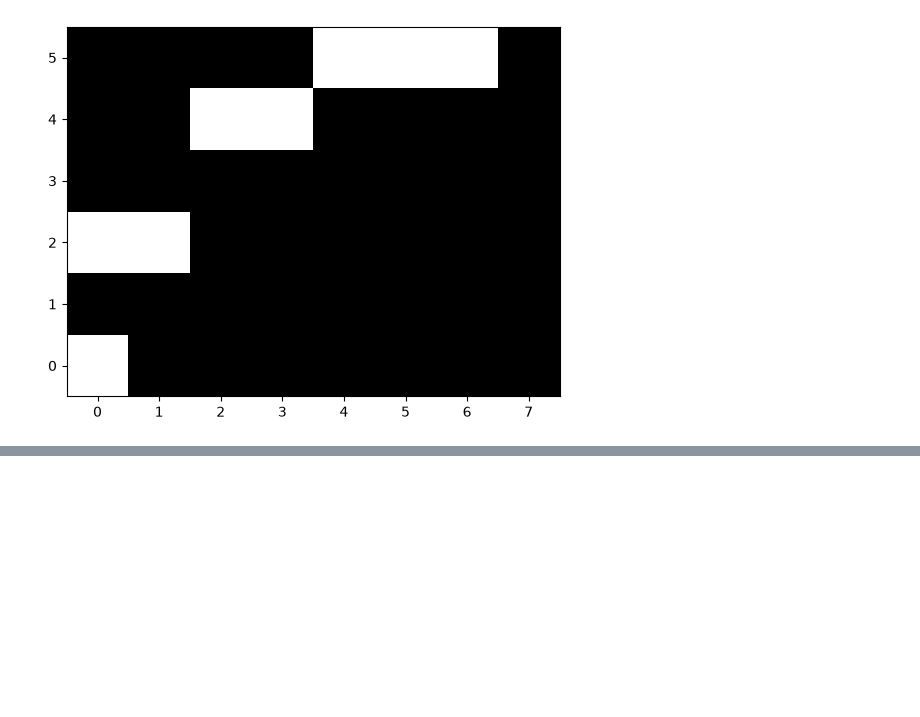
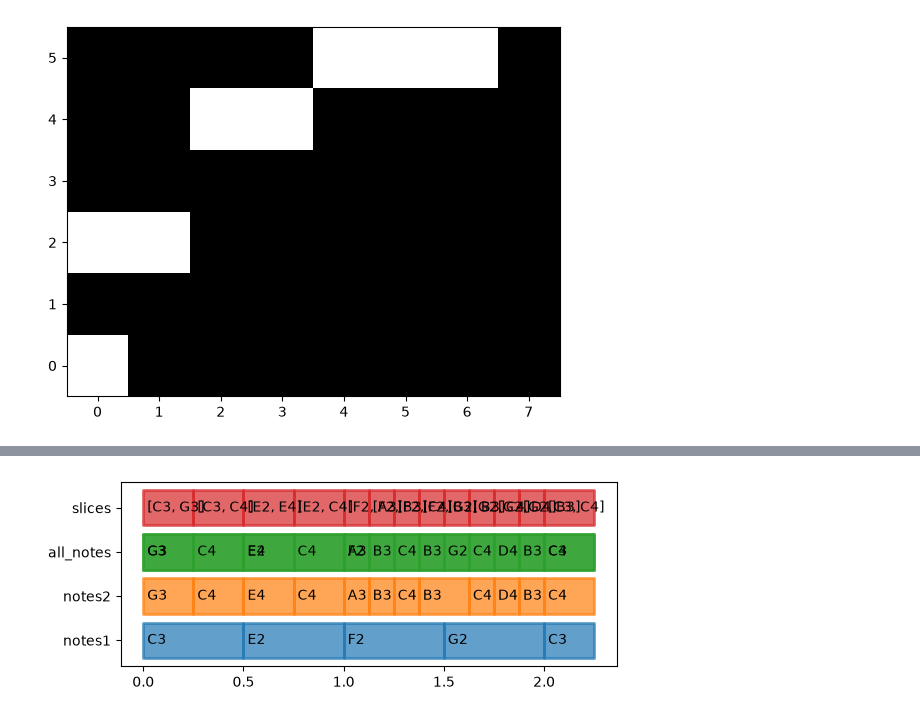
Before and after one commit to Amsterdam-Music-Lab/music-format-experiments, a Jupyter notebook: examples.ipynb, the cells around one changed output, grey strips where cells are left out. Cells and saved outputs as stored; diff of their text form; code cells hidden in the pictures; blank space fills up the shorter version.

```diff
--- a/examples.ipynb
+++ b/examples.ipynb
@@ -511,0 +592,11 @@ plt.imshow(pianoroll, origin="lower", cmap="gray")
+# %%
+# associate notes with slices
+notes_by_slice = score["all_notes"].merge_with_spans(score["slices"])
+
+# (optional:) collect extra information about whether the notes starts / ends in the slice
+note_spans = notes_by_slice.events["span"].array
+slice_spans = notes_by_slice.events["span_slice"].array
+notes_by_slice.events["starts"] = comu.interval_relations.starts_with(note_spans, slice_spans)
+notes_by_slice.events["ends"] = comu.interval_relations.ends_with(note_spans, slice_spans)
+
+notes_by_slice
@@ -511,0 +621,7 @@ plt.imshow(pianoroll, origin="lower", cmap="gray")
+# %%
+# collect pitches in each slice
+sliced_notes = notes_by_slice.events.groupby(["slice", "span_slice"])[["pitch"]].agg(list)
+
+# move span index to column, to be able to wrap it in a SpanEvents again
+sliced_notes = sliced_notes.reset_index(level="span_slice", names=["index", "span"])
+sliced_notes
@@ -511,0 +644,5 @@ plt.imshow(pianoroll, origin="lower", cmap="gray")
+# %%
+score["slices"] = SpanEvents(sliced_notes)
+score.plot();
+# %% [output]
+[figure, added]
```
Also changed, not shown: parts of 15 cells of this notebook.
